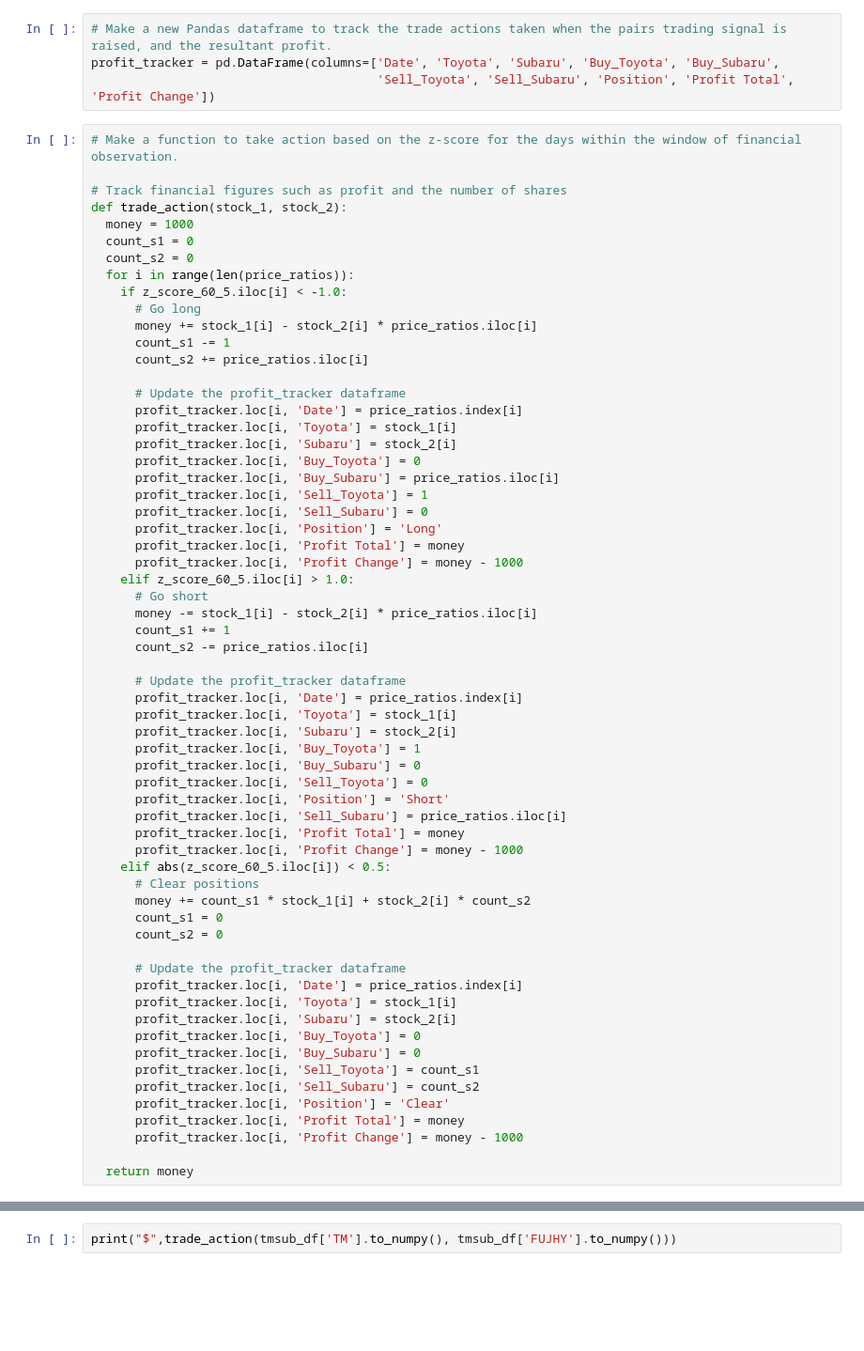
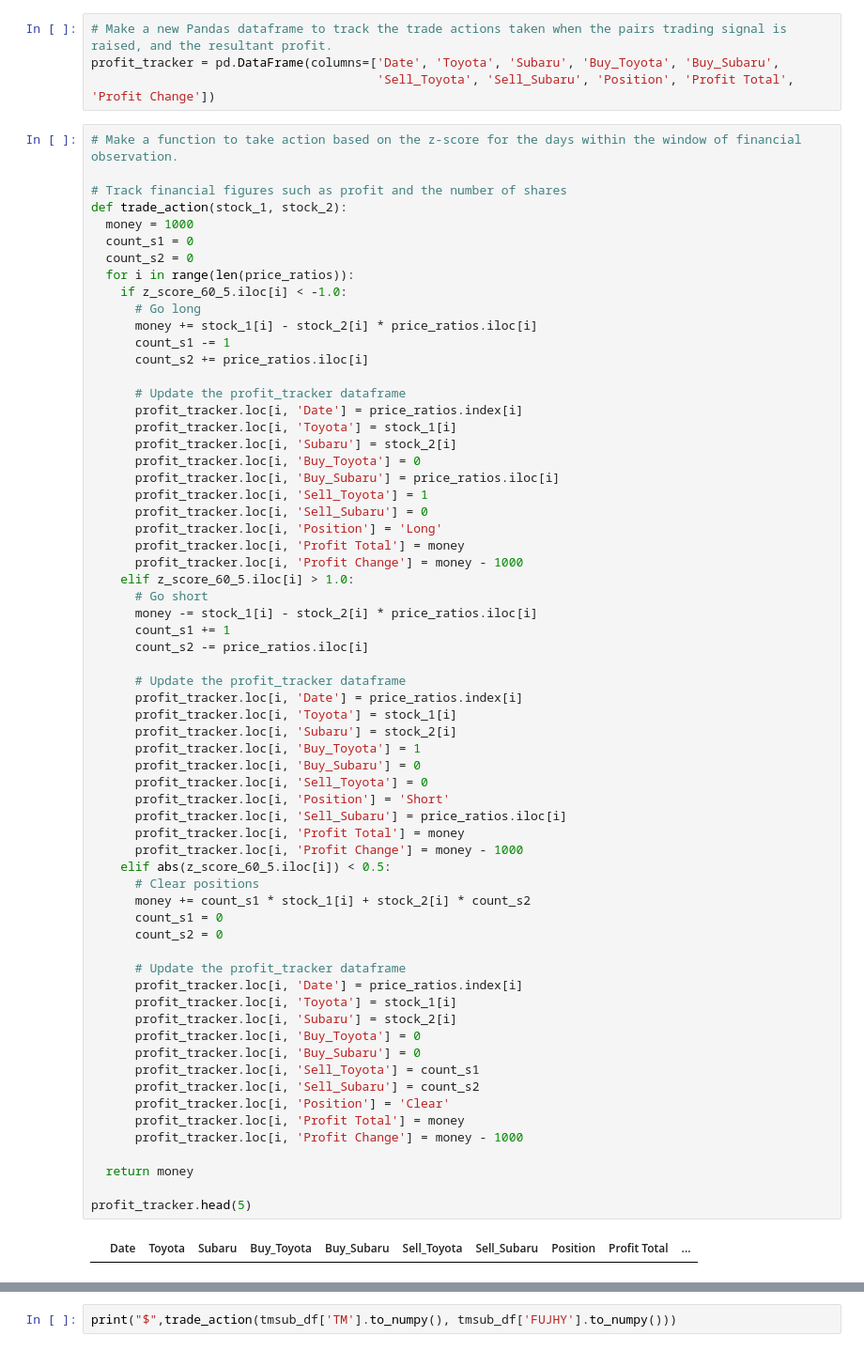
Before and after one commit to victoria-uriostegui/Pairs-Trading-Repo-ED-VU-Fall-24-, a Jupyter notebook: pairs_trading.ipynb, the cells around one changed output, grey strips where cells are left out. Shown: that part at 94% size. Saved outputs shown, nothing was run; the diff lists cells and outputs as text; blank space fills up the shorter version.

```diff
--- a/pairs_trading.ipynb
+++ b/pairs_trading.ipynb
@@ -431,30 +431,34 @@ def trade_action(stock_1, stock_2):
       # Update the profit_tracker dataframe
       profit_tracker.loc[i, 'Date'] = price_ratios.index[i]
       profit_tracker.loc[i, 'Toyota'] = stock_1[i]
       profit_tracker.loc[i, 'Subaru'] = stock_2[i]
       profit_tracker.loc[i, 'Buy_Toyota'] = 1
       profit_tracker.loc[i, 'Buy_Subaru'] = 0
       profit_tracker.loc[i, 'Sell_Toyota'] = 0
       profit_tracker.loc[i, 'Position'] = 'Short'
       profit_tracker.loc[i, 'Sell_Subaru'] = price_ratios.iloc[i]
       profit_tracker.loc[i, 'Profit Total'] = money
       profit_tracker.loc[i, 'Profit Change'] = money - 1000
     elif abs(z_score_60_5.iloc[i]) < 0.5:
       # Clear positions
       money += count_s1 * stock_1[i] + stock_2[i] * count_s2
       count_s1 = 0
       count_s2 = 0
 
       # Update the profit_tracker dataframe
       profit_tracker.loc[i, 'Date'] = price_ratios.index[i]
       profit_tracker.loc[i, 'Toyota'] = stock_1[i]
       profit_tracker.loc[i, 'Subaru'] = stock_2[i]
       profit_tracker.loc[i, 'Buy_Toyota'] = 0
       profit_tracker.loc[i, 'Buy_Subaru'] = 0
       profit_tracker.loc[i, 'Sell_Toyota'] = count_s1
       profit_tracker.loc[i, 'Sell_Subaru'] = count_s2
       profit_tracker.loc[i, 'Position'] = 'Clear'
       profit_tracker.loc[i, 'Profit Total'] = money
       profit_tracker.loc[i, 'Profit Change'] = money - 1000
 
   return money
+
+profit_tracker.head(5)
+# %% [output]
+|  | Date | Toyota | Subaru | Buy_Toyota | Buy_Subaru | Sell_Toyota | Sell_Subaru | Position | Profit Total | ... |
```
Also changed, not shown: parts of 4 cells of this notebook.
